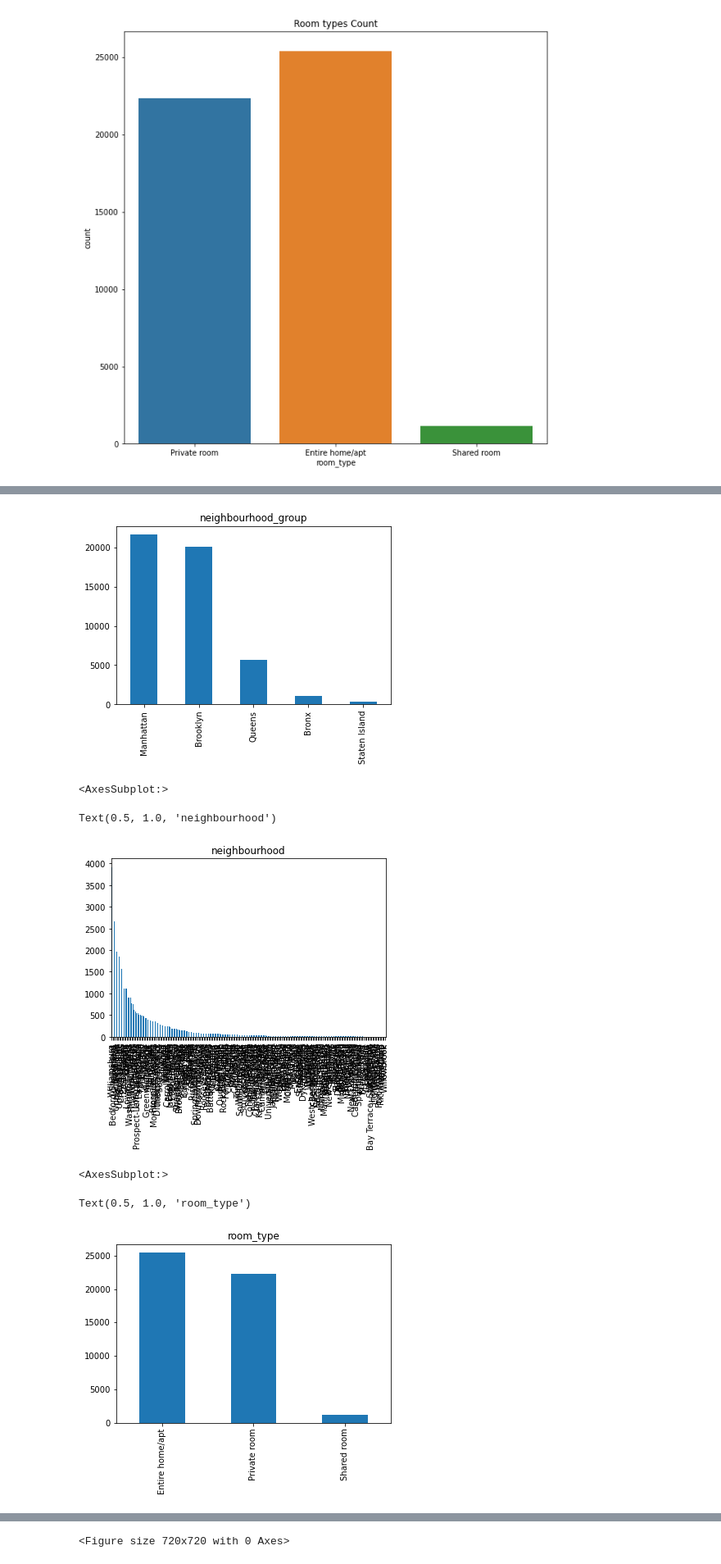
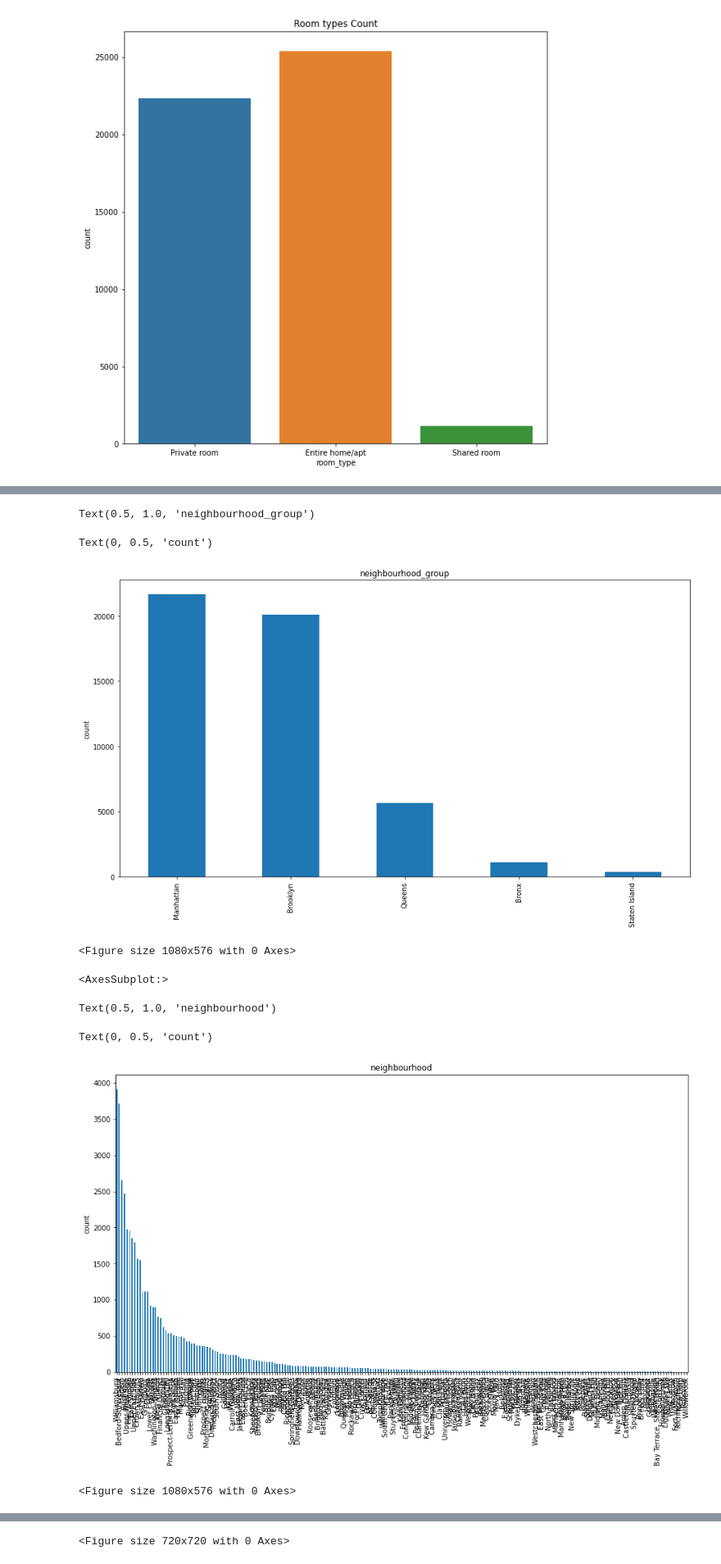
Before and after one commit to JoshRodz027/Airbnb_price_optimization, a Jupyter notebook: EDA.ipynb, the cells around one changed output, grey strips where cells are left out. Shown: that part at 82% size. Saved outputs shown, nothing was run; the diff lists cells and outputs as text; code cells hidden in the pictures.

```diff
--- a/EDA.ipynb
+++ b/EDA.ipynb
@@ -227,7 +259,9 @@ Text(0.5, 1.0, 'Room types Count')
   for i in range(df.shape[1]):
     if df[df.columns[i]].dtype =='O' :
         x=df.columns[i]
+        plt.figure(figsize=(15,8))
         df[x].value_counts().plot(kind='bar')
         plt.title(x)
+        plt.ylabel('count')
         plt.show()
 # %% [output]
@@ -236,7 +270,9 @@ Text(0.5, 1.0, 'neighbourhood_group')
-[figure, old version]
-<AxesSubplot:>
+Text(0.5, 1.0, 'neighbourhood_group')
-Text(0.5, 1.0, 'neighbourhood')
+Text(0, 0.5, 'count')
-[figure, old version]
+[figure, new version]
-<AxesSubplot:>
+<Figure size 1080x576 with 0 Axes>
-Text(0.5, 1.0, 'room_type')
+<AxesSubplot:>
-[figure, removed]
+Text(0.5, 1.0, 'neighbourhood')
+Text(0, 0.5, 'count')
+[figure, new version]
+<Figure size 1080x576 with 0 Axes>
```
Also changed, not shown: parts of 45 cells of this notebook, 1 other file.
